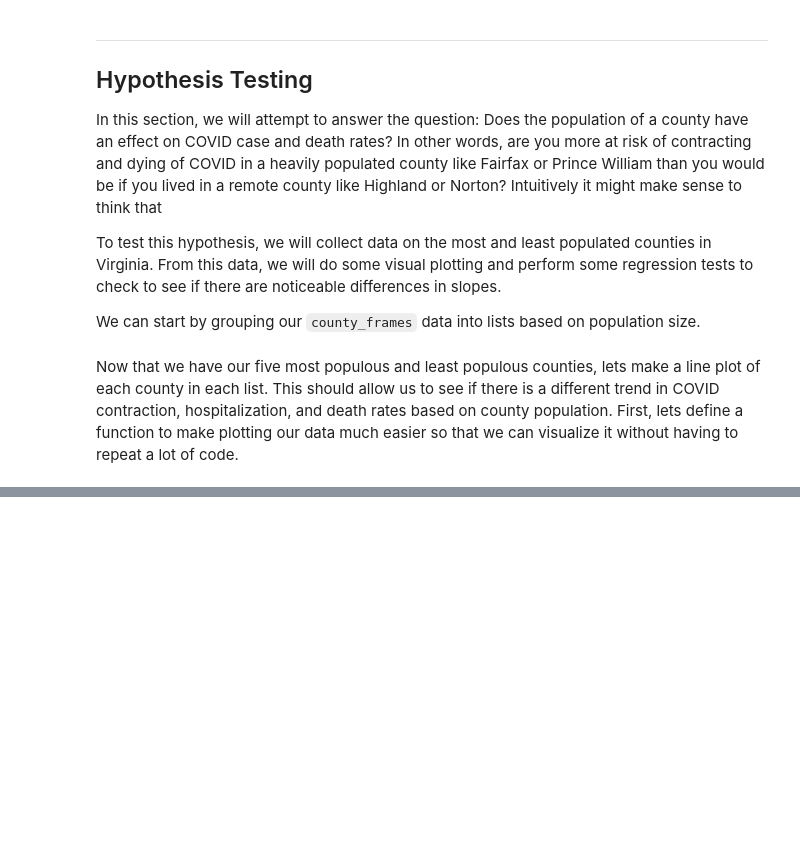
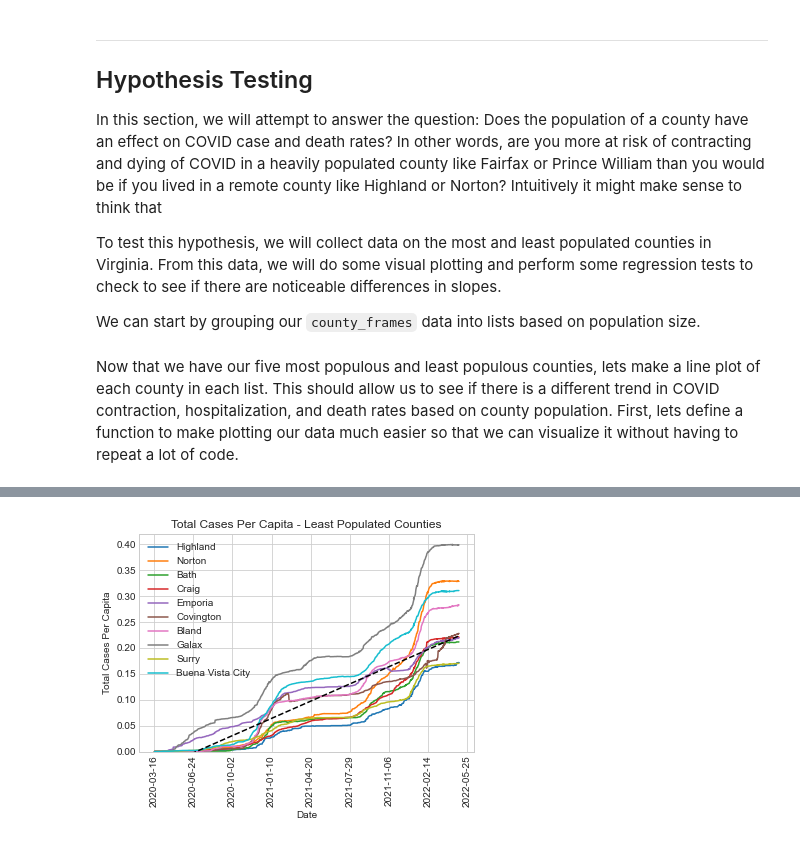
Before and after one commit to martindavid1995/Data-Science-Tutorial, a Jupyter notebook: Tutorial.ipynb, the cells around one changed output, grey strips where cells are left out. Saved outputs shown, nothing was run; the diff lists cells and outputs as text; code cells hidden in the pictures; blank space fills up the shorter version.

```diff
--- a/Tutorial.ipynb
+++ b/Tutorial.ipynb
@@ -486,2 +498,4 @@ plt.plot(x,y)
 # %%
-# makeLinePlot(least_populous_frames, 'Time', 'Total Cases Per Capita', 'Date', 'Cases Per Capita Over Time: Least Populated Counties')
+doRegPlot(least_populous_frames, 'Total Cases Per Capita', 'Total Cases Per Capita - Least Populated Counties');
+# %% [output]
+[figure, added]
```
Also changed, not shown: parts of 8 cells of this notebook, 1 other file.
